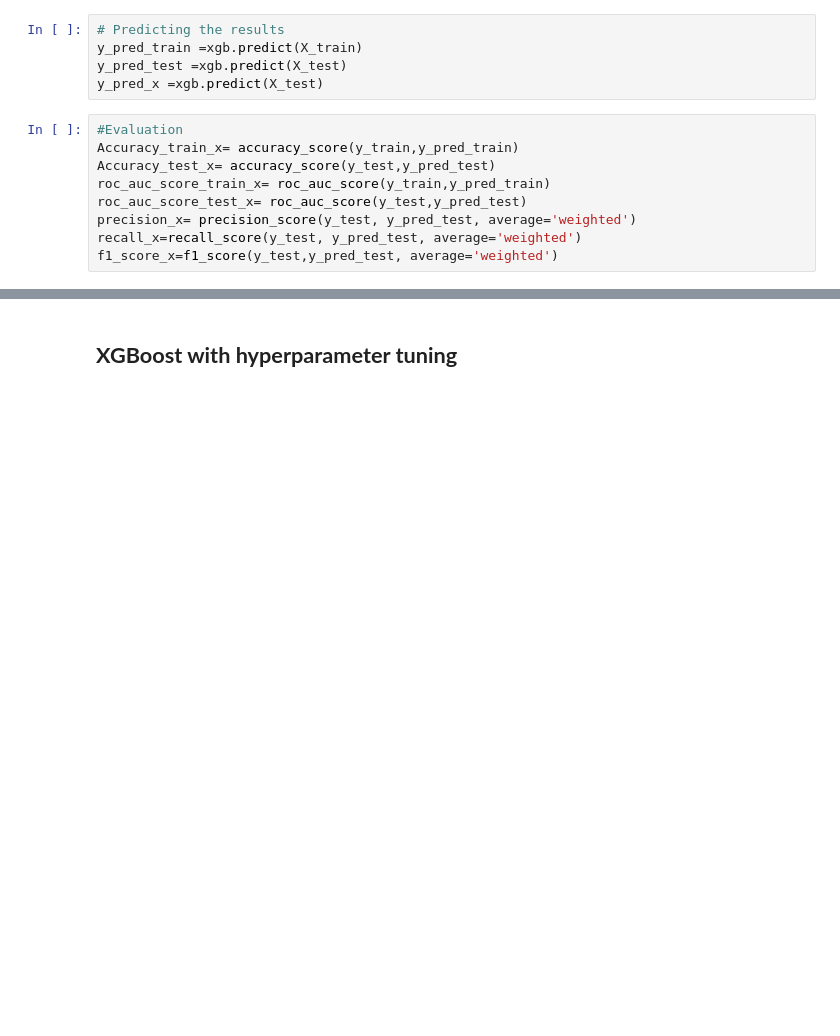
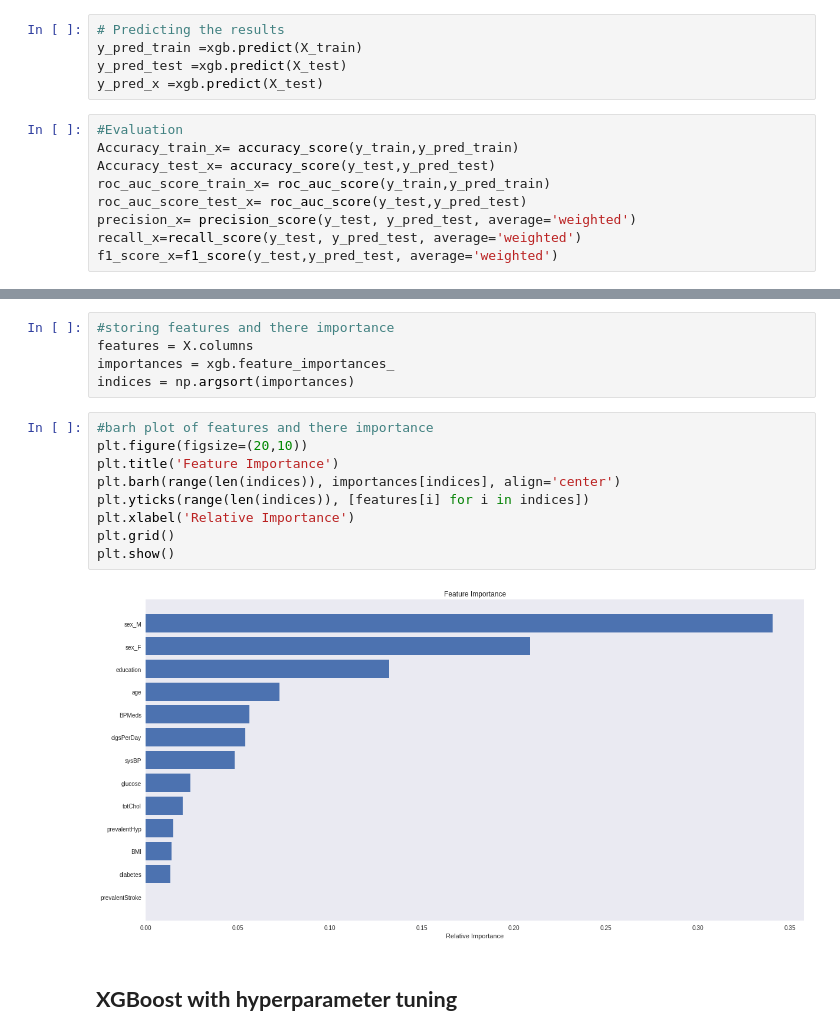
Before and after one commit to saurabhshinkar/CRP, a Jupyter notebook: Cardiovascular_Risk_prediction_Saurabh_Shinkar.ipynb, the cells around one changed output, grey strips where cells are left out. Saved outputs shown, nothing was run; the diff lists cells and outputs as text; blank space fills up the shorter version.

```diff
--- a/Cardiovascular_Risk_prediction_Saurabh_Shinkar.ipynb
+++ b/Cardiovascular_Risk_prediction_Saurabh_Shinkar.ipynb
@@ -721,3 +946,19 @@ print(classification_report(y_test,y_pred_test))
+# %%
+#storing features and there importance
+features = X.columns
+importances = xgb.feature_importances_
+indices = np.argsort(importances)
+# %%
+#barh plot of features and there importance
+plt.figure(figsize=(20,10))
+plt.title('Feature Importance')
+plt.barh(range(len(indices)), importances[indices], align='center')
+plt.yticks(range(len(indices)), [features[i] for i in indices])
+plt.xlabel('Relative Importance')
+plt.grid()
+plt.show()
+# %% [output]
+[figure, added]
 # %% [markdown]
 ## **XGBoost with hyperparameter tuning**
 # %%
```
Also changed, not shown: parts of 79 cells of this notebook.
